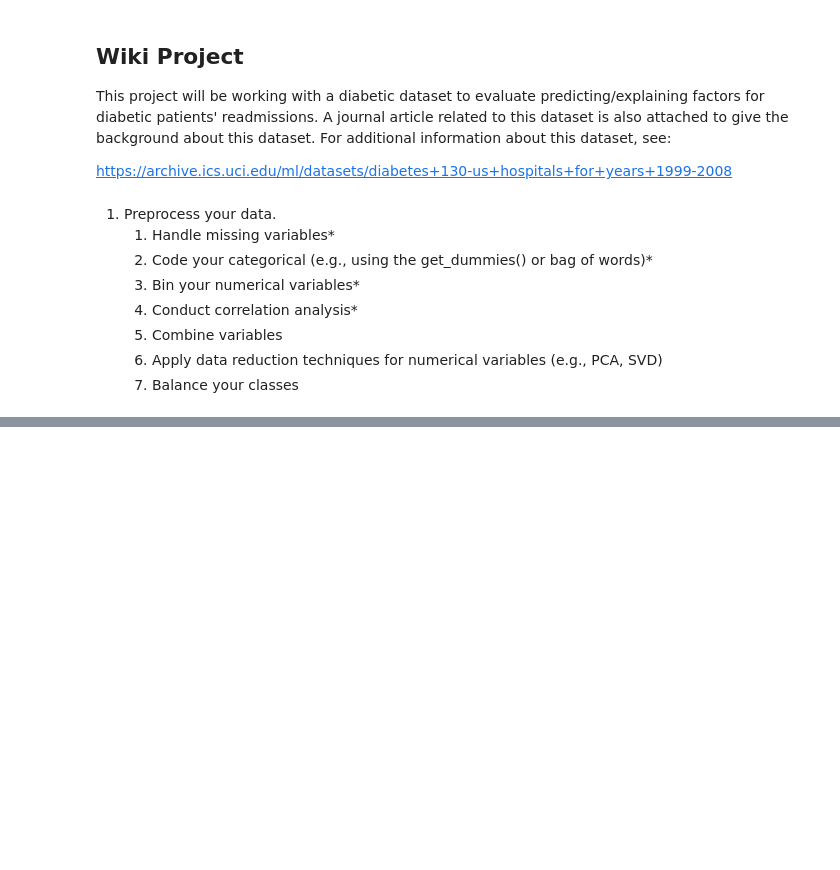
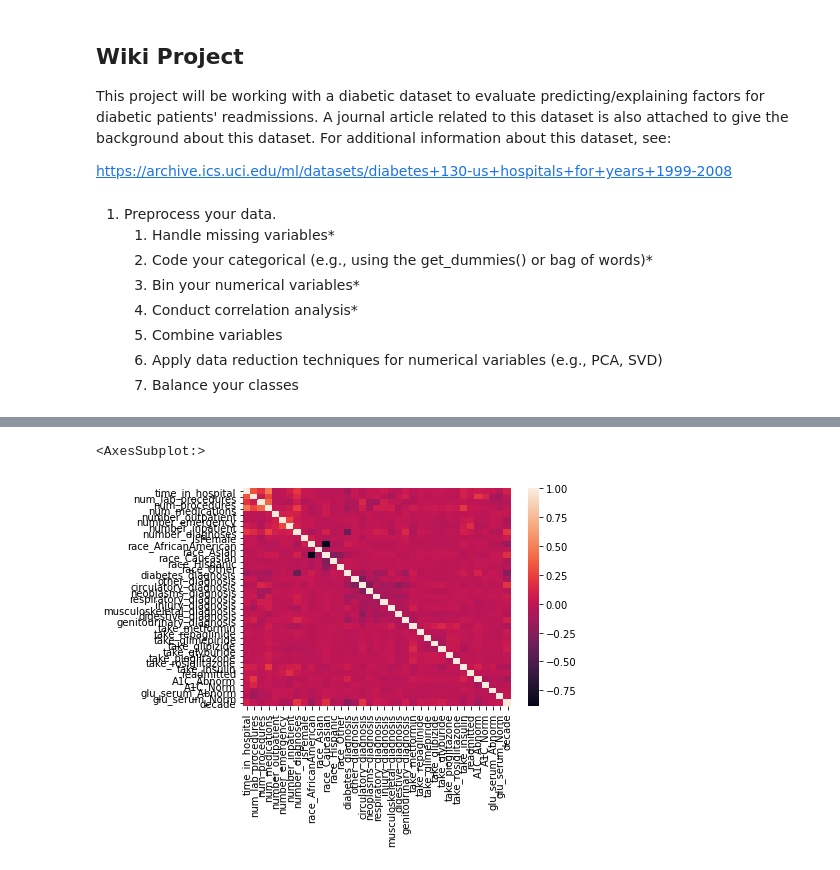
Before and after one commit to charlesg/HI530, a Jupyter notebook: project/Coding Project Notebook.ipynb, the cells around one changed output, grey strips where cells are left out. Saved outputs shown, nothing was run; the diff lists cells and outputs as text; code cells hidden in the pictures; blank space fills up the shorter version.

```diff
--- a/project/Coding Project Notebook.ipynb
+++ b/project/Coding Project Notebook.ipynb
@@ -96,0 +249,6 @@ Created in <span style='font-weight:600;margin-left:4px;'>Deepnote</span></a>
+# %%
+diabetic["glu_serum"] = diabetic["max_glu_serum"]
+diabetic.loc[diabetic.max_glu_serum.isin([">200", ">300"]), "glu_serum"] = "Abnorm"
+
+diabetic = pd.get_dummies(data = diabetic, columns = ["glu_serum"], prefix = "glu_serum", drop_first=False)
+diabetic = diabetic.drop(["max_glu_serum", "glu_serum_None"], axis = 1)
@@ -96,0 +261,6 @@ Created in <span style='font-weight:600;margin-left:4px;'>Deepnote</span></a>
+# %%
+diabetic.loc[diabetic.change == "Ch", "change"] = True
+diabetic.loc[diabetic.change == "No", "change"] = False
+
+diabetic.loc[diabetic.diabetesMed == "Yes", "diabetesMed"] = True
+diabetic.loc[diabetic.diabetesMed == "No", "diabetesMed"] = False
@@ -96,0 +276,2 @@ Created in <span style='font-weight:600;margin-left:4px;'>Deepnote</span></a>
+# %%
+diabetic.drop(columns=['admission_type_id', 'discharge_disposition_id', 'admission_source_id'], inplace=True)
@@ -96,0 +287,7 @@ Created in <span style='font-weight:600;margin-left:4px;'>Deepnote</span></a>
+# %%
+def cutage (df) :
+    return int(df.age[-4::].replace('-', '').replace(')', ''))
+
+diabetic["decade"] = diabetic.apply(cutage, axis = 1)
+#var_quanti.append("age_num")
+diabetic = diabetic.drop("age", axis = 1)
@@ -96,0 +335,6 @@ Created in <span style='font-weight:600;margin-left:4px;'>Deepnote</span></a>
+# %%
+corr = diabetic.corr()
+sns.heatmap(corr, xticklabels=corr.columns, yticklabels=corr.columns)
+# %% [output]
+<AxesSubplot:>
+[figure, added]
```
Also changed, not shown: parts of 83 cells of this notebook, 18 other files.
